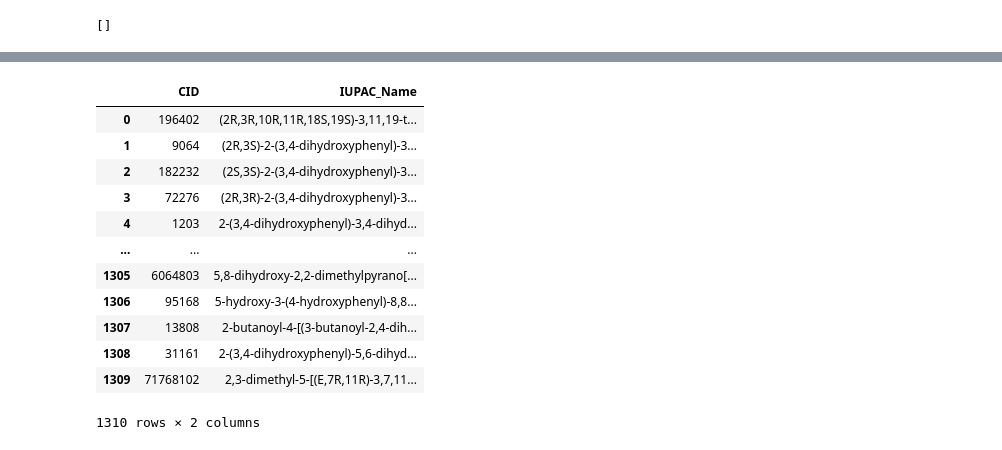
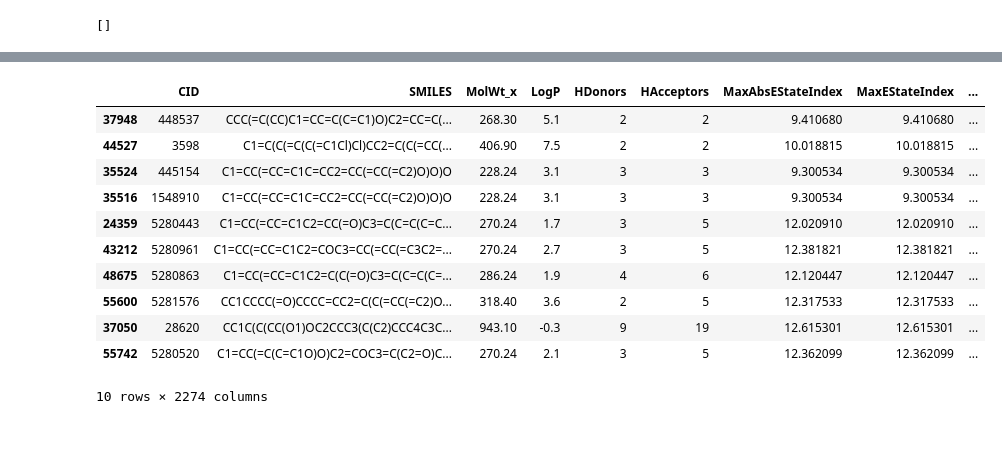
Before and after one commit to mitchmarabella/Phytomolecules, a Jupyter notebook: Tox21_model_Phytochem.ipynb, the cells around one changed output, grey strips where cells are left out. Saved outputs shown, nothing was run; the diff lists cells and outputs as text; code cells hidden in the pictures.

```diff
--- a/Tox21_model_Phytochem.ipynb
+++ b/Tox21_model_Phytochem.ipynb
@@ -420,7 +560,7 @@ Missing features: ['MolWt']
 # %% [output]
 ['MolWt_x', 'MolWt_y', 'HeavyAtomMolWt', 'ExactMolWt']
 # %%
-df_phyto['MolWt'] = df_phyto['MolWt_x']
+df_phyto_dedup['MolWt'] = df_phyto_dedup['MolWt_x']
 
-X_phyto = df_phyto[model_features]
-X_phyto = X_phyto.fillna(X_phyto.mean())
+X_phyto = df_phyto_dedup[model_features]
+X_phyto = X_phyto.fillna(0)
@@ -431,7 +577,7 @@ import numpy as np
 X_phyto = X_phyto.replace([np.inf, -np.inf], np.nan)
 
 # Step 2: Fill all NaNs with column means (or zeros if preferred)
-X_phyto = X_phyto.fillna(X_phyto.mean())
+X_phyto = X_phyto.fillna(0)
 
 # Step 3: Optional — clip any extreme values to a safe range
 X_phyto = X_phyto.clip(lower=-1e6, upper=1e6)
@@ -445,5 +591,5 @@ y_phyto_proba = optimal_clf.predict_proba(X_phyto)[:, 1]
 y_phyto_pred = optimal_clf.predict(X_phyto)
 
 # Add results back to your dataframe
-df_phyto['SR-MMP_Probability'] = y_phyto_proba
-df_phyto['SR-MMP_Predicted'] = y_phyto_pred
+df_phyto_dedup['SR-MMP_Probability'] = y_phyto_proba
+df_phyto_dedup['SR-MMP_Predicted'] = y_phyto_pred
@@ -504,10 +683,9 @@ Name: proportion, dtype: object
 # %%
 # Filter for toxic compounds
-toxic_compounds = df_phyto[df_phyto['SR-MMP_Predicted'] == 1]
+toxic_compounds = df_phyto_dedup[df_phyto_dedup['SR-MMP_Predicted'] == 1]
 
 # Display just CIDs
 toxic_cids = toxic_compounds['CID']
 
-# OR display a preview
-toxic_compounds[['CID', 'SR-MMP_Probability']].head(10)
+print(toxic_cids)
 # %% [output]
@@ -584,18 +737,16 @@ ERROR: No matching distribution found for time
 # %%
-cid_names_df
 
-toxic_compounds
+toxic_compounds.sort_values(ascending=False, by='SR-MMP_Probability').head(10)
 # %% [output]
-|  | CID | IUPAC_Name |
-| 0 | 196402 | (2R,3R,10R,11R,18S,19S)-3,11,19-t... |
-| 1 | 9064 | (2R,3S)-2-(3,4-dihydroxyphenyl)-3... |
-| 2 | 182232 | (2S,3S)-2-(3,4-dihydroxyphenyl)-3... |
-| 3 | 72276 | (2R,3R)-2-(3,4-dihydroxyphenyl)-3... |
-| 4 | 1203 | 2-(3,4-dihydroxyphenyl)-3,4-dihyd... |
-| ... | ... | ... |
-| 1305 | 6064803 | 5,8-dihydroxy-2,2-dimethylpyrano[... |
-| 1306 | 95168 | 5-hydroxy-3-(4-hydroxyphenyl)-8,8... |
-| 1307 | 13808 | 2-butanoyl-4-[(3-butanoyl-2,4-dih... |
-| 1308 | 31161 | 2-(3,4-dihydroxyphenyl)-5,6-dihyd... |
-| 1309 | 71768102 | 2,3-dimethyl-5-[(E,7R,11R)-3,7,11... |
+|  | CID | SMILES | MolWt_x | LogP | HDonors | HAcceptors | MaxAbsEStateIndex | MaxEStateIndex | ... |
+| 37948 | 448537 | CCC(=C(CC)C1=CC=C(C=C1)O)C2=CC=C(... | 268.30 | 5.1 | 2 | 2 | 9.410680 | 9.410680 | ... |
+| 44527 | 3598 | C1=C(C(=C(C(=C1Cl)Cl)CC2=C(C(=CC(... | 406.90 | 7.5 | 2 | 2 | 10.018815 | 10.018815 | ... |
+| 35524 | 445154 | C1=CC(=CC=C1C=CC2=CC(=CC(=C2)O)O)O | 228.24 | 3.1 | 3 | 3 | 9.300534 | 9.300534 | ... |
+| 35516 | 1548910 | C1=CC(=CC=C1C=CC2=CC(=CC(=C2)O)O)O | 228.24 | 3.1 | 3 | 3 | 9.300534 | 9.300534 | ... |
+| 24359 | 5280443 | C1=CC(=CC=C1C2=CC(=O)C3=C(C=C(C=C... | 270.24 | 1.7 | 3 | 5 | 12.020910 | 12.020910 | ... |
+| 43212 | 5280961 | C1=CC(=CC=C1C2=COC3=CC(=CC(=C3C2=... | 270.24 | 2.7 | 3 | 5 | 12.381821 | 12.381821 | ... |
+| 48675 | 5280863 | C1=CC(=CC=C1C2=C(C(=O)C3=C(C=C(C=... | 286.24 | 1.9 | 4 | 6 | 12.120447 | 12.120447 | ... |
+| 55600 | 5281576 | CC1CCCC(=O)CCCC=CC2=C(C(=CC(=C2)O... | 318.40 | 3.6 | 2 | 5 | 12.317533 | 12.317533 | ... |
+| 37050 | 28620 | CC1C(C(CC(O1)OC2CCC3(C(C2)CCC4C3C... | 943.10 | -0.3 | 9 | 19 | 12.615301 | 12.615301 | ... |
+| 55742 | 5280520 | C1=CC(=C(C=C1O)O)C2=COC3=C(C2=O)C... | 270.24 | 2.1 | 3 | 5 | 12.362099 | 12.362099 | ... |
-1310 rows × 2 columns
+10 rows × 2274 columns
```
Also changed, not shown: parts of 46 cells of this notebook, 1 other file.
